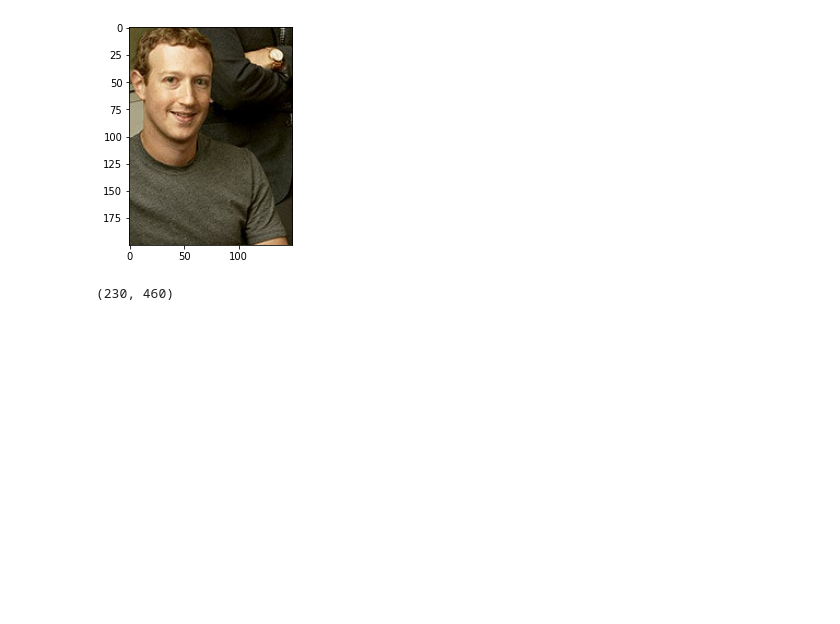
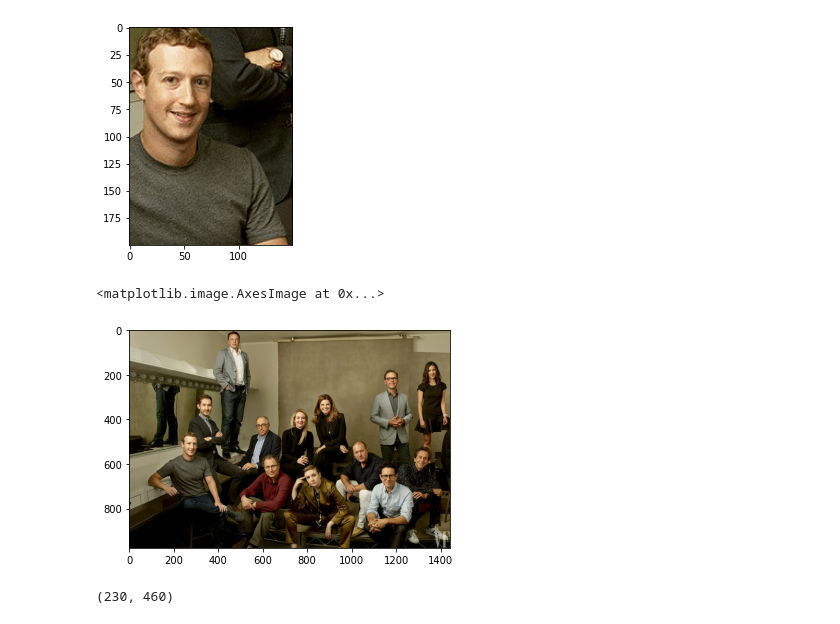
Before and after one commit to IshanManchanda/ark-pathfinding-cv-puzzle, a Jupyter notebook: solution.ipynb, the cells around one changed output. Drawn from its saved outputs; the diff is of its cells as text; code cells hidden in the pictures; blank space fills up the shorter version.

```diff
--- a/solution.ipynb
+++ b/solution.ipynb
@@ -50,6 +54,10 @@ plt.imshow(cv2.cvtColor(needle, cv2.COLOR_BGR2RGB))
 # %%
 # Read in zucky_elon.png
 haystack = cv2.imread('data/zucky_elon.png')
+plt.imshow(cv2.cvtColor(haystack, cv2.COLOR_BGR2RGB))
+# %% [output]
+<matplotlib.image.AxesImage at 0x...>
+[figure, added]
 # %%
 # Use template matching to find coordinate of needle in haystack
 img = haystack.copy()
```
Also changed, not shown: parts of 17 cells of this notebook.
